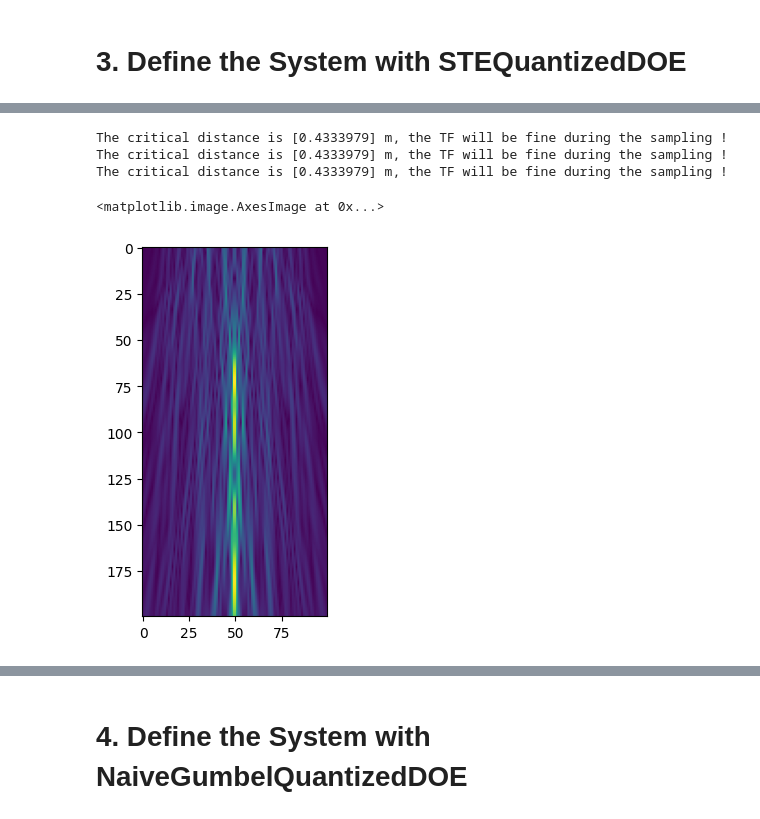
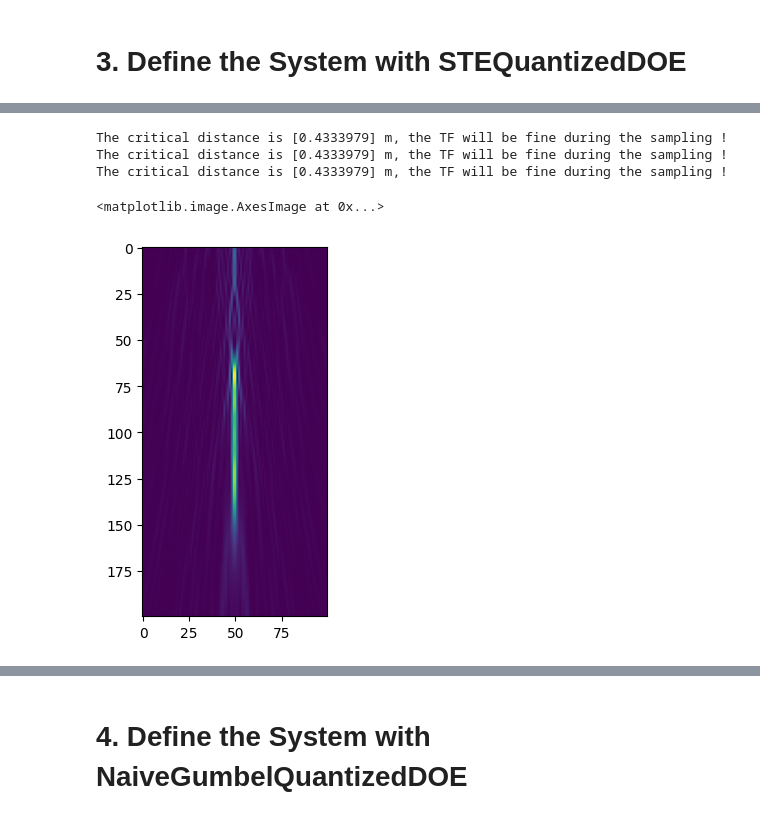
Before and after one commit to sihan-shao/QuantizationAwareTHzDOE, a Jupyter notebook: experiment_extend_depth_of_focus.ipynb, the cells around one changed output, grey strips where cells are left out. Drawn from its saved outputs; the diff is of its cells as text; code cells hidden in the pictures.

```diff
--- a/experiment_extend_depth_of_focus.ipynb
+++ b/experiment_extend_depth_of_focus.ipynb
@@ -163,7 +162,7 @@ class Submm_Setup_test(nn.Module):
                                  tolerance=0*mm,
                                  material=self.doe_params['material'])
 
-        self.prop_range = np.linspace(50*mm, 90*mm, num=200)
+        self.prop_range = np.linspace(20*mm, 120*mm, num=200)
         self.asm_prop3 = ASM_prop(z_distance=20 * mm,
                          bandlimit_type='exact',
                          padding_scale=4,
@@ -318,7 +315,7 @@ itr_list = []
 itr_to_save_plots = []
 setup.cuda()
 target = target.cuda()
-optimizer = torch.optim.AdamW(setup.parameters(), lr=0.01)
+optimizer = torch.optim.AdamW(setup.parameters(), lr=0.02)
 
 photometric_loss_fn = nn.MSELoss()
 
@@ -353,6 +350,7 @@ for itr in range(max_itrs):
         #out_field_2.visualize(flag_axis = True, figsize=(6,6), wavelength=wavelengths, intensity=True)
 
     if loss < best_loss and itr > max_itrs * 0.8:
+        best_setup = setup
         best_loss = loss
         best_field1 = out_field_1
         best_field2 = out_field_2
@@ -463,22 +585,22 @@ class Submm_Setupv2(nn.Module):
                          padding_scale=4,
                          bandlimit_kernel=True)
 
-        self.asm_prop4 = ASM_prop(z_distance=65 * mm,
+        self.asm_prop4 = ASM_prop(z_distance=60 * mm,
                          bandlimit_type='exact',
                          padding_scale=4,
                          bandlimit_kernel=True)
 
-        self.asm_prop5 = ASM_prop(z_distance=80 * mm,
+        self.asm_prop5 = ASM_prop(z_distance=70 * mm,
                          bandlimit_type='exact',
                          padding_scale=4,
                          bandlimit_kernel=True)
 
-        self.asm_prop6 = ASM_prop(z_distance=95 * mm,
+        self.asm_prop6 = ASM_prop(z_distance=80 * mm,
                          bandlimit_type='exact',
                          padding_scale=4,
                          bandlimit_kernel=True)
 
-        self.asm_prop7 = ASM_prop(z_distance=110 * mm,
+        self.asm_prop7 = ASM_prop(z_distance=90 * mm,
                          bandlimit_type='exact',
                          padding_scale=4,
                          bandlimit_kernel=True)
@@ -703,22 +830,22 @@ class Submm_Setupv2(nn.Module):
                          padding_scale=4,
                          bandlimit_kernel=True)
 
-        self.asm_prop4 = ASM_prop(z_distance=65 * mm,
+        self.asm_prop4 = ASM_prop(z_distance=60 * mm,
                          bandlimit_type='exact',
                          padding_scale=4,
                          bandlimit_kernel=True)
 
-        self.asm_prop5 = ASM_prop(z_distance=80 * mm,
+        self.asm_prop5 = ASM_prop(z_distance=70 * mm,
                          bandlimit_type='exact',
                          padding_scale=4,
                          bandlimit_kernel=True)
 
-        self.asm_prop6 = ASM_prop(z_distance=95 * mm,
+        self.asm_prop6 = ASM_prop(z_distance=80 * mm,
                          bandlimit_type='exact',
                          padding_scale=4,
                          bandlimit_kernel=True)
 
-        self.asm_prop7 = ASM_prop(z_distance=110 * mm,
+        self.asm_prop7 = ASM_prop(z_distance=90 * mm,
                          bandlimit_type='exact',
                          padding_scale=4,
                          bandlimit_kernel=True)
@@ -729,7 +856,7 @@ class Submm_Setupv2(nn.Module):
         field = self.source()
         field = self.asm_prop1(field)
         field = self.Colli_lens(field)
-        field = self.asm_prop2(field)
+        #field = self.asm_prop2(field)
         field = self.aperture(field)
 
         return field
@@ -744,11 +871,11 @@ class Submm_Setupv2(nn.Module):
         final_field4 = self.asm_prop6(field)
         final_field5 = self.asm_prop7(field)
 
-        self.asm_prop3.z =50*mm + random.uniform(0*mm, 7.5*mm)
-        self.asm_prop4.z =65*mm + random.uniform(-7.5*mm, 7.5*mm)
-        self.asm_prop5.z =80*mm + random.uniform(-7.5*mm, 7.5*mm)
-        self.asm_prop6.z =95*mm + random.uniform(-7.5*mm, 7.5*mm)
-        self.asm_prop7.z =110*mm + random.uniform(-7.5*mm, 7.5*mm)
+        self.asm_prop3.z =50*mm + random.uniform(0*mm, 5*mm)
+        self.asm_prop4.z =60*mm + random.uniform(-5*mm, 5*mm)
+        self.asm_prop5.z =70*mm + random.uniform(-5*mm, 5*mm)
+        self.asm_prop6.z =80*mm + random.uniform(-5*mm, 5*mm)
+        self.asm_prop7.z =90*mm + random.uniform(-5*mm, 0*mm)
 
         return [final_field1, final_field2, final_field3, final_field4, final_field5]
 # %%
@@ -849,18 +975,22 @@ plt.imshow(a.cpu().detach().numpy())
 # %%
 doe_data = setup.doe.height_map
 
 setup_test = Submm_Setup_test(input_dxy=input_dxy,
                               input_field_shape=input_field_shape,
                               doe_params=doe_params,
                               wavelengths=wavelengths,
                               doe_data=doe_data)
 
 data = setup_test.forward()
 
-plt.imshow(data.cpu().abs().detach().numpy())
+data = data.cpu().abs()**2
+
+data = data / data.max()
+
+plt.imshow(data.detach().numpy())
 # %% [output]
 The critical distance is [0.4333979] m, the TF will be fine during the sampling !
 The critical distance is [0.4333979] m, the TF will be fine during the sampling !
 The critical distance is [0.4333979] m, the TF will be fine during the sampling !
 <matplotlib.image.AxesImage at 0x...>
-[figure, old version]
+[figure, new version]
```
Also changed, not shown: parts of 40 cells of this notebook, 49 other files.
